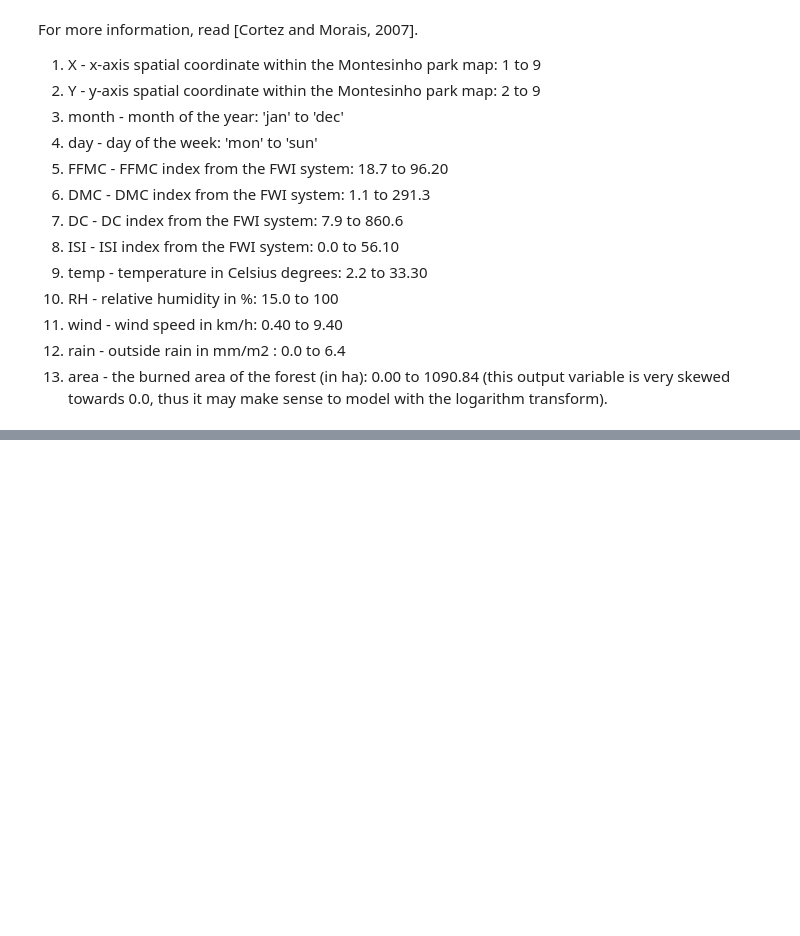
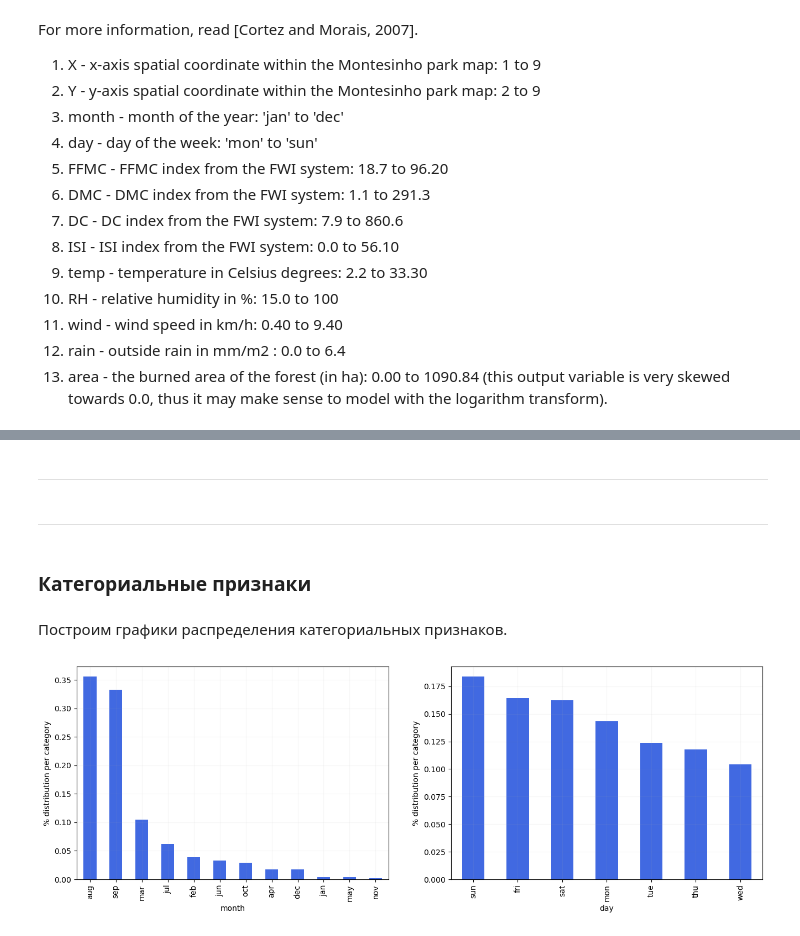
Before and after one commit to kisnikser/Machine-Learning-Seminars, a Jupyter notebook: hw1/hw1.ipynb, the cells around one changed output, grey strips where cells are left out. Saved outputs shown, nothing was run; the diff lists cells and outputs as text; code cells hidden in the pictures; blank space fills up the shorter version.

```diff
--- a/hw1/hw1.ipynb
+++ b/hw1/hw1.ipynb
@@ -103,0 +159,23 @@ data['area'].hist(bins=40)
+# %% [markdown]
+---
+# %%
+data[target] = np.log1p(data[target])
+# %% [markdown]
+---
+# %% [markdown]
+### Категориальные признаки
+# %% [markdown]
+Построим графики распределения категориальных признаков.
+# %%
+plt.figure(figsize=(16, 5))
+
+for i, col in enumerate(cat_columns, start=1):
+    plt.subplot(1, 2, i)
+    data[col].value_counts(normalize=True).plot.bar(color='royalblue')
+    plt.xlabel(col)
+    plt.ylabel("% distribution per category")
+    plt.grid(alpha=0.1)
+
+plt.show()
+# %% [output]
+[figure, added]
```
Also changed, not shown: parts of 91 cells of this notebook.
